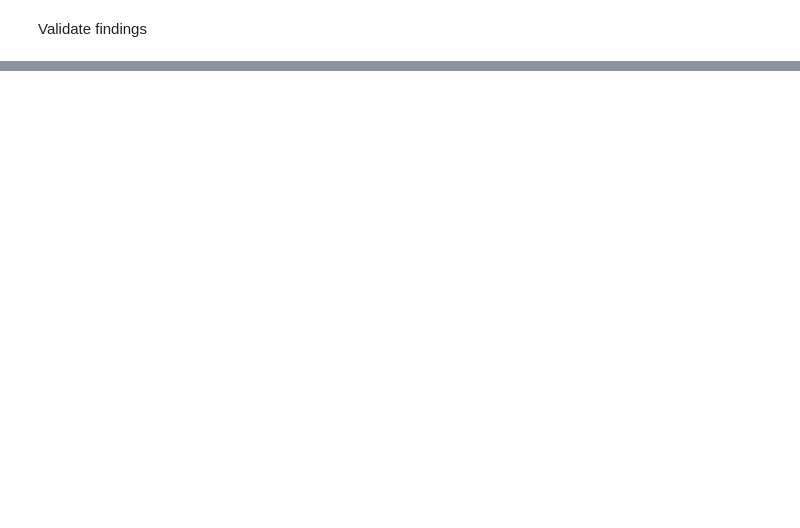
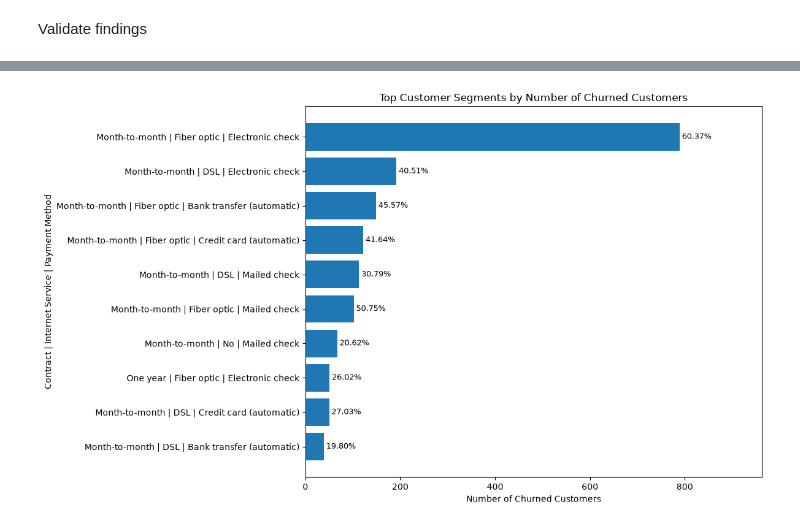
Before and after one commit to omaej78-star/Data-A, a Jupyter notebook: Churn_analysis.ipynb, the cells around one changed output, grey strips where cells are left out. Drawn from its saved outputs; the diff is of its cells as text; code cells hidden in the pictures; blank space fills up the shorter version.

```diff
--- a/Churn_analysis.ipynb
+++ b/Churn_analysis.ipynb
@@ -1177,0 +1311,48 @@ Overall churn rate: 26.54%
+# %%
+
+import matplotlib.pyplot as plt
+
+# Make a copy so we do not change our original SQL results
+plot_data = priority_segments.head(10).copy()
+
+# Combine the three categories into readable segment labels
+plot_data["Segment"] = (
+    plot_data["Contract"] + " | "
+    + plot_data["InternetService"] + " | "
+    + plot_data["PaymentMethod"]
+)
+
+# Reverse the order so the largest bar appears at the top
+plot_data = plot_data.sort_values("churned_customers", ascending=True)
+
+# Create the chart
+fig, ax = plt.subplots(figsize=(12, 7))
+
+bars = ax.barh(
+    plot_data["Segment"],
+    plot_data["churned_customers"]
+)
+
+# Add churn-rate labels at the end of each bar
+for bar, rate in zip(bars, plot_data["churn_rate_percent"]):
+    ax.text(
+        bar.get_width() + 5,
+        bar.get_y() + bar.get_height() / 2,
+        f"{rate:.2f}%",
+        va="center",
+        fontsize=9
+    )
+
+ax.set_title("Top Customer Segments by Number of Churned Customers")
+ax.set_xlabel("Number of Churned Customers")
+ax.set_ylabel("Contract | Internet Service | Payment Method")
+
+ax.set_xlim(
+    0,
+    plot_data["churned_customers"].max() * 1.22
+)
+
+plt.tight_layout()
+plt.show()
+# %% [output]
+[figure, added]
```
Also changed, not shown: parts of 31 cells of this notebook.
